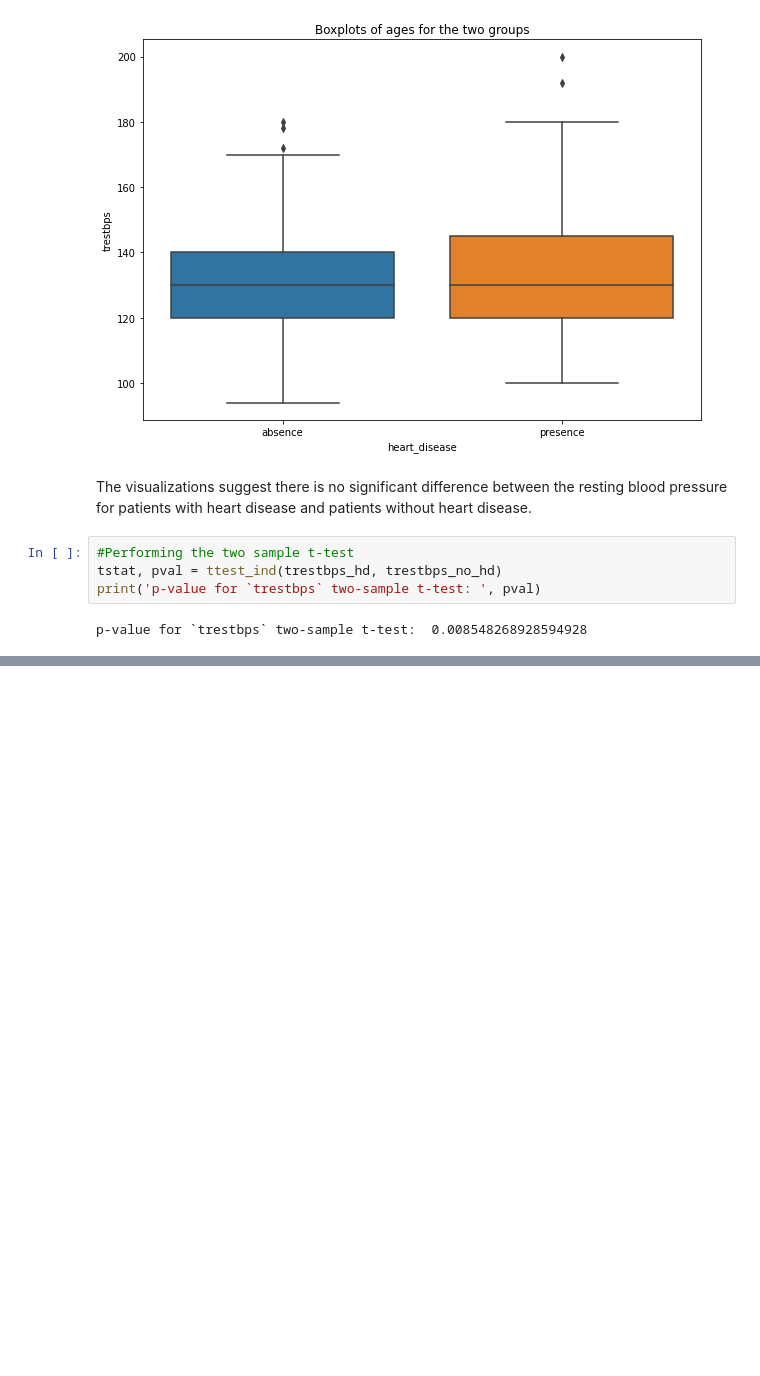
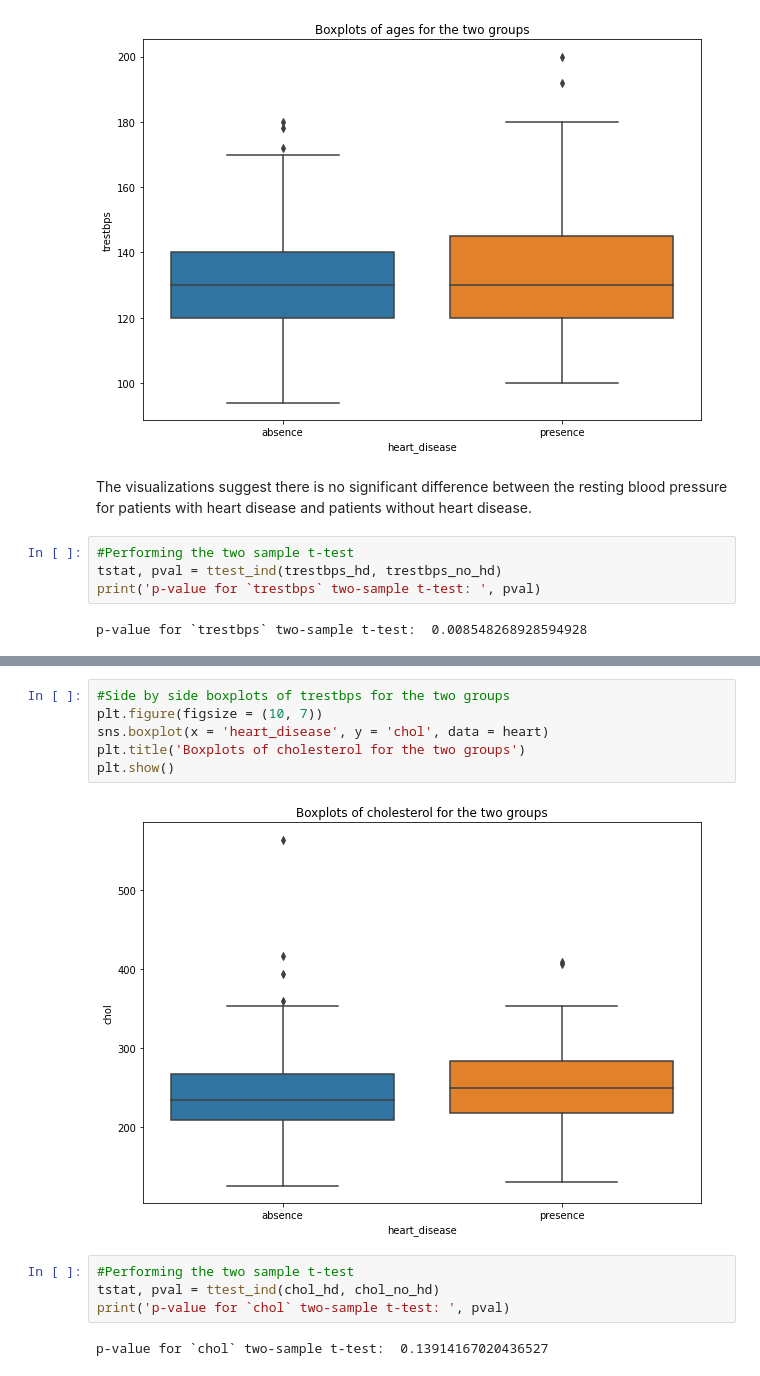
Before and after one commit to joeelorm/PortfolioProjects, a Jupyter notebook: heart_disease/Hypothesis Testing.ipynb, the cells around one changed output, grey strips where cells are left out. Drawn from its saved outputs; the diff is of its cells as text; blank space fills up the shorter version.

```diff
--- a/heart_disease/Hypothesis Testing.ipynb
+++ b/heart_disease/Hypothesis Testing.ipynb
@@ -372,0 +424,14 @@ Observing a p-value of 0.0085
+# %%
+#Side by side boxplots of trestbps for the two groups
+plt.figure(figsize = (10, 7))
+sns.boxplot(x = 'heart_disease', y = 'chol', data = heart)
+plt.title('Boxplots of cholesterol for the two groups')
+plt.show()
+# %% [output]
+[figure, added]
+# %%
+#Performing the two sample t-test
+tstat, pval = ttest_ind(chol_hd, chol_no_hd)
+print('p-value for `chol` two-sample t-test: ', pval)
+# %% [output]
+p-value for `chol` two-sample t-test:  0.13914167020436527
```
Also changed, not shown: parts of 23 cells of this notebook.
